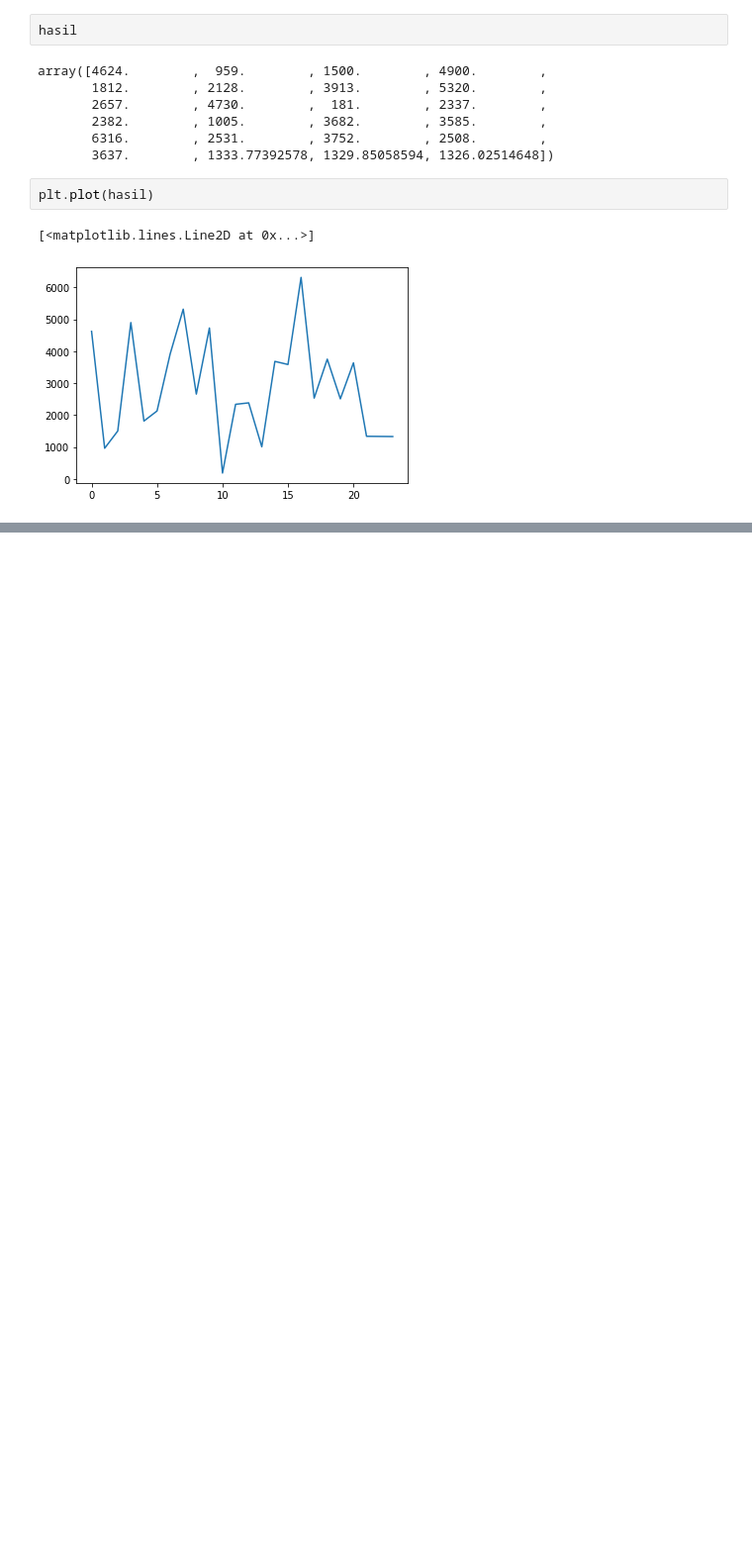
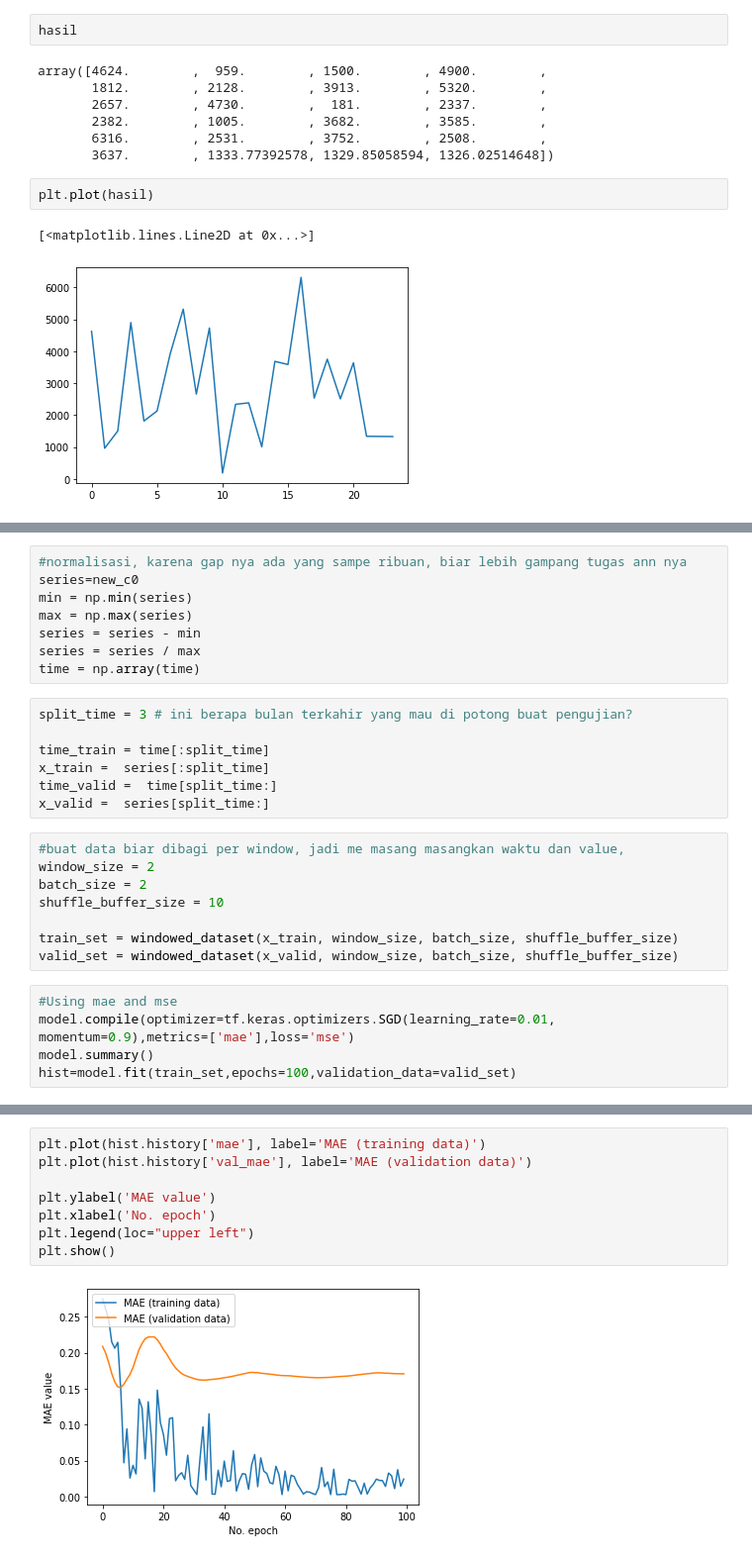
Before and after one commit to IritaSee/product_performance_blstm, a Jupyter notebook: blstm.ipynb, the cells around one changed output, grey strips where cells are left out. Shown at 99% size. Saved outputs shown, nothing was run; the diff lists cells and outputs as text; blank space fills up the shorter version.

```diff
--- a/blstm.ipynb
+++ b/blstm.ipynb
@@ -206,0 +237,28 @@ plt.plot(hasil)
+# %%
+#normalisasi, karena gap nya ada yang sampe ribuan, biar lebih gampang tugas ann nya
+series=new_c0
+min = np.min(series)
+max = np.max(series)
+series = series - min
+series = series / max
+time = np.array(time)
+# %%
+split_time = 3 # ini berapa bulan terkahir yang mau di potong buat pengujian?
+
+time_train = time[:split_time]
+x_train =  series[:split_time]
+time_valid =  time[split_time:]
+x_valid =  series[split_time:]
+# %%
+#buat data biar dibagi per window, jadi me masang masangkan waktu dan value,
+window_size = 2
+batch_size = 2
+shuffle_buffer_size = 10
+
+train_set = windowed_dataset(x_train, window_size, batch_size, shuffle_buffer_size)
+valid_set = windowed_dataset(x_valid, window_size, batch_size, shuffle_buffer_size)
+# %%
+#Using mae and mse
+model.compile(optimizer=tf.keras.optimizers.SGD(learning_rate=0.01, momentum=0.9),metrics=['mae'],loss='mse')
+model.summary()
+hist=model.fit(train_set,epochs=100,validation_data=valid_set)
@@ -206,0 +283,10 @@ plt.plot(hasil)
+# %%
+plt.plot(hist.history['mae'], label='MAE (training data)')
+plt.plot(hist.history['val_mae'], label='MAE (validation data)')
+
+plt.ylabel('MAE value')
+plt.xlabel('No. epoch')
+plt.legend(loc="upper left")
+plt.show()
+# %% [output]
+[figure, added]
```
Also changed, not shown: parts of 11 cells of this notebook.
